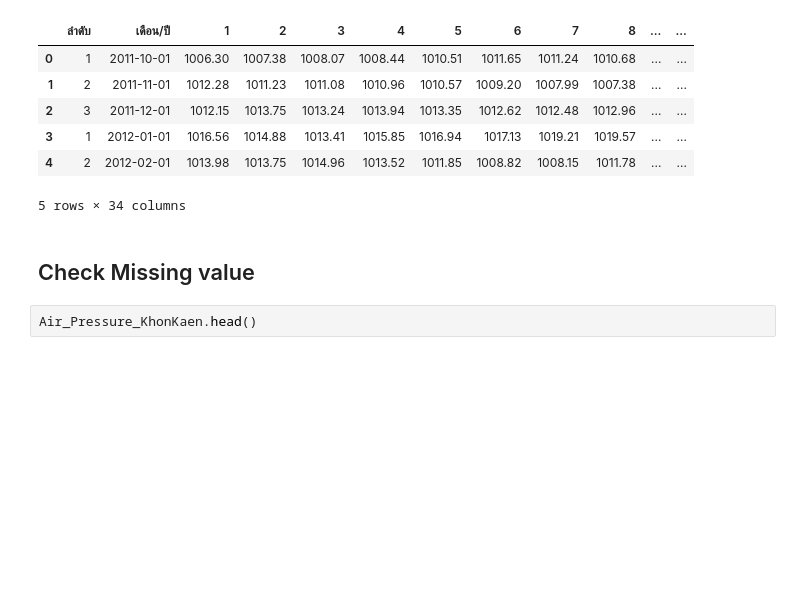
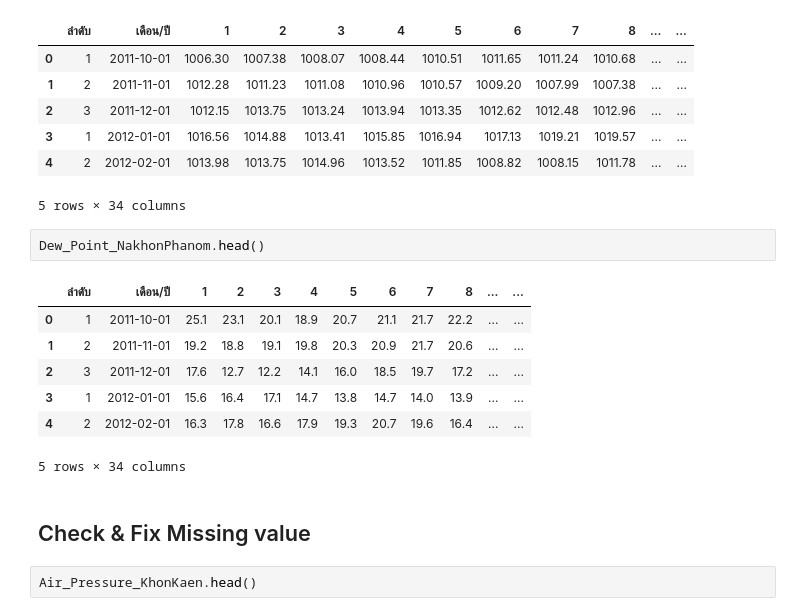
Before and after one commit to Ratchanontt/BSC_DPDM23, a Jupyter notebook: midterm_bscdpdm23.ipynb, the cells around one changed output. Cells and saved outputs as stored; diff of their text form; blank space fills up the shorter version.

```diff
--- a/midterm_bscdpdm23.ipynb
+++ b/midterm_bscdpdm23.ipynb
@@ -295,8 +252,18 @@ Air_Pressure_NakhonPhanom.head()
 | 3 | 1 | 2012-01-01 | 1016.56 | 1014.88 | 1013.41 | 1015.85 | 1016.94 | 1017.13 | 1019.21 | 1019.57 | ... | ... |
 | 4 | 2 | 2012-02-01 | 1013.98 | 1013.75 | 1014.96 | 1013.52 | 1011.85 | 1008.82 | 1008.15 | 1011.78 | ... | ... |
 5 rows × 34 columns
+# %%
+Dew_Point_NakhonPhanom.head()
+# %% [output]
+|  | ลำดับ | เดือน/ปี | 1 | 2 | 3 | 4 | 5 | 6 | 7 | 8 | ... | ... |
+| 0 | 1 | 2011-10-01 | 25.1 | 23.1 | 20.1 | 18.9 | 20.7 | 21.1 | 21.7 | 22.2 | ... | ... |
+| 1 | 2 | 2011-11-01 | 19.2 | 18.8 | 19.1 | 19.8 | 20.3 | 20.9 | 21.7 | 20.6 | ... | ... |
+| 2 | 3 | 2011-12-01 | 17.6 | 12.7 | 12.2 | 14.1 | 16.0 | 18.5 | 19.7 | 17.2 | ... | ... |
+| 3 | 1 | 2012-01-01 | 15.6 | 16.4 | 17.1 | 14.7 | 13.8 | 14.7 | 14.0 | 13.9 | ... | ... |
+| 4 | 2 | 2012-02-01 | 16.3 | 17.8 | 16.6 | 17.9 | 19.3 | 20.7 | 19.6 | 16.4 | ... | ... |
+5 rows × 34 columns
 # %% [markdown]
-## Check Missing value
+## Check & Fix Missing value
 # %%
 Air_Pressure_KhonKaen.head()
 # %% [output]
```
Also changed, not shown: parts of 11 cells of this notebook.
